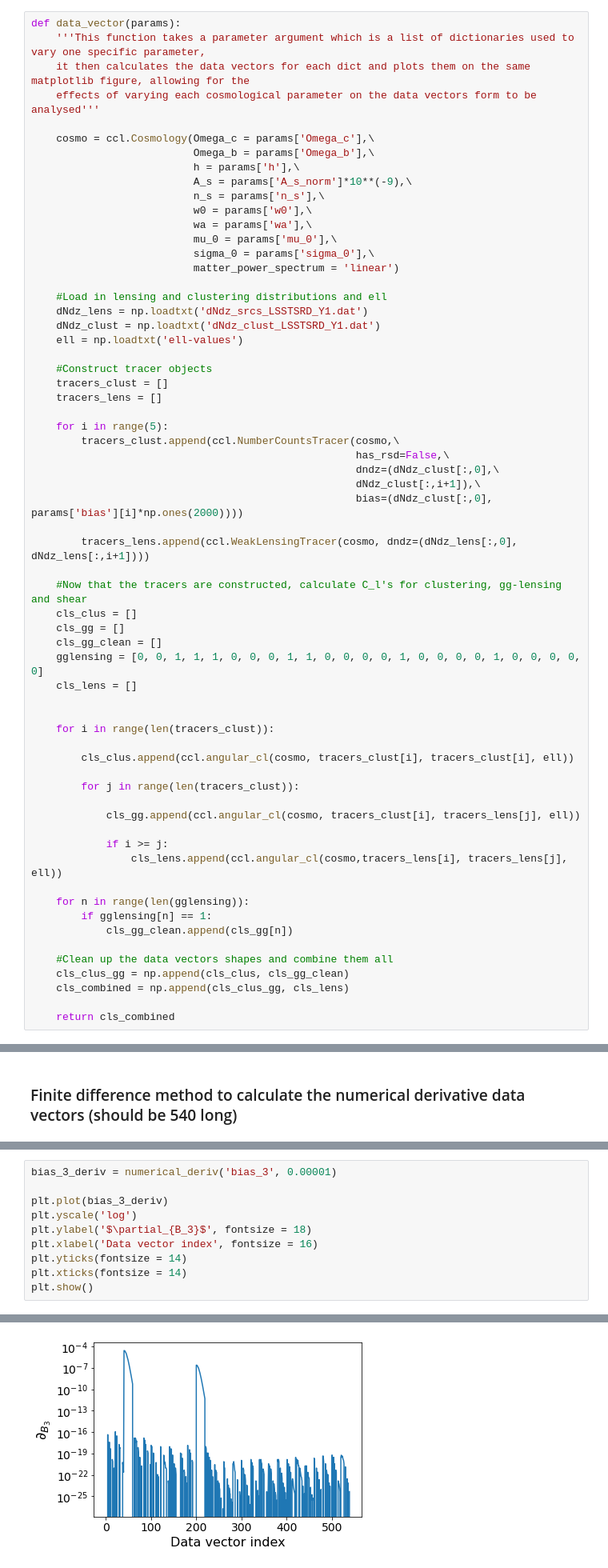
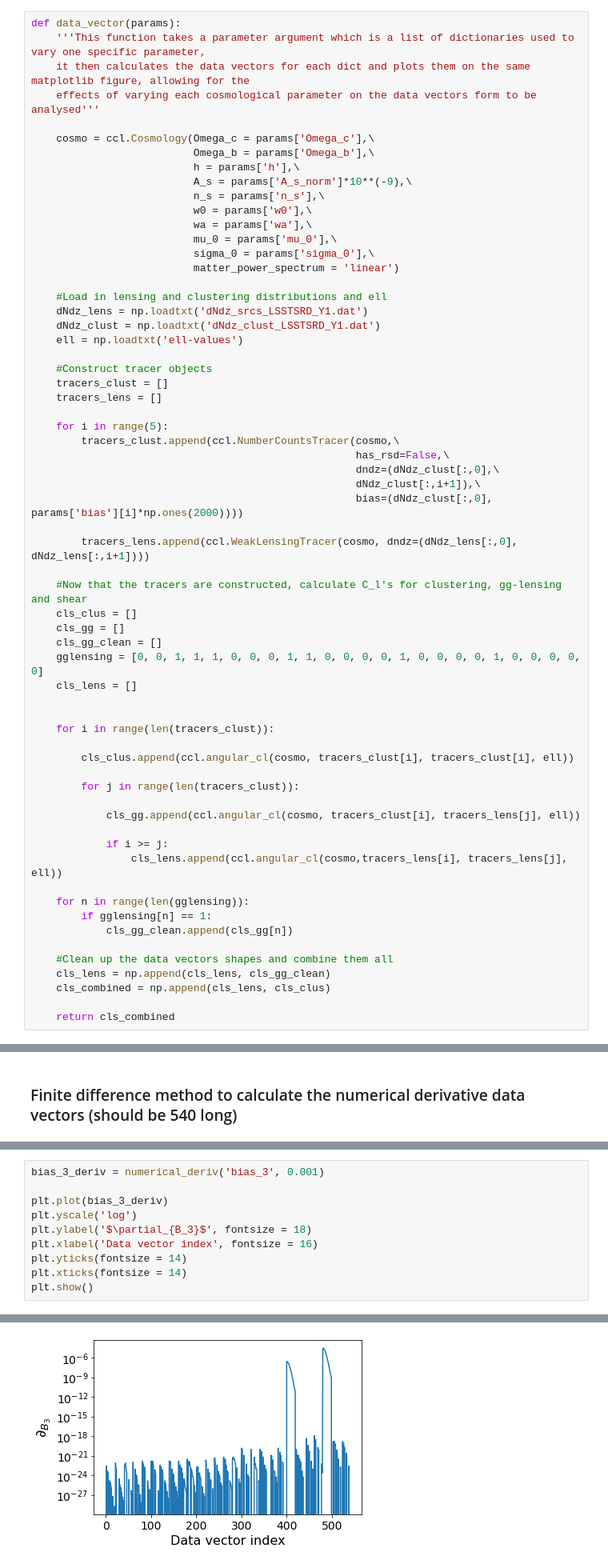
Before and after one commit to OSmotherly/LSST_mg_scale_forecasting, a Jupyter notebook: data_vector_function_multiple_bias_wa.ipynb, the cells around one changed output, grey strips where cells are left out. Shown at 80% size. Cells and saved outputs as stored; diff of their text form.

```diff
--- a/data_vector_function_multiple_bias_wa.ipynb
+++ b/data_vector_function_multiple_bias_wa.ipynb
@@ -75,8 +75,8 @@ def data_vector(params):
             cls_gg_clean.append(cls_gg[n])
 
     #Clean up the data vectors shapes and combine them all
-    cls_clus_gg = np.append(cls_clus, cls_gg_clean)
-    cls_combined = np.append(cls_clus_gg, cls_lens)
+    cls_lens = np.append(cls_lens, cls_gg_clean)
+    cls_combined = np.append(cls_lens, cls_clus)
 
     return cls_combined
 # %%
@@ -397,5 +448,5 @@ plt.show()
 # %%
-bias_3_deriv = numerical_deriv('bias_3', 0.00001)
+bias_3_deriv = numerical_deriv('bias_3', 0.001)
 
 plt.plot(bias_3_deriv)
 plt.yscale('log')
@@ -408,2 +463,2 @@ plt.show()
-[figure, old version]
+[figure, new version]
 # %%
```
Also changed, not shown: parts of 34 cells of this notebook.
